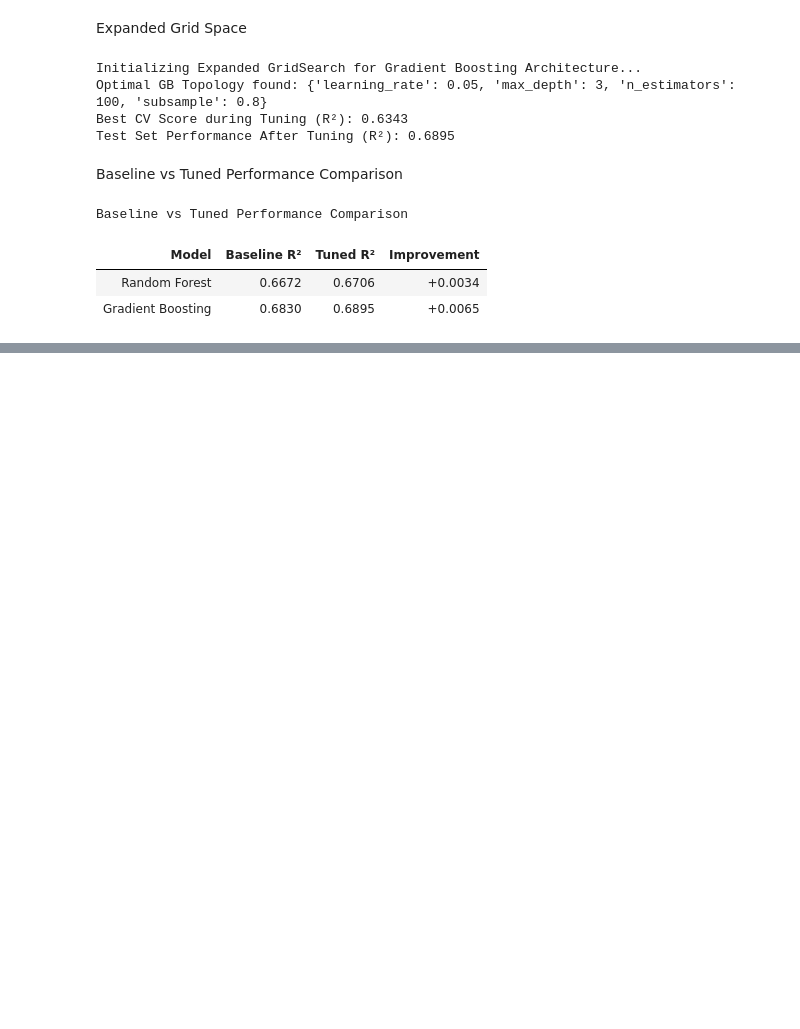
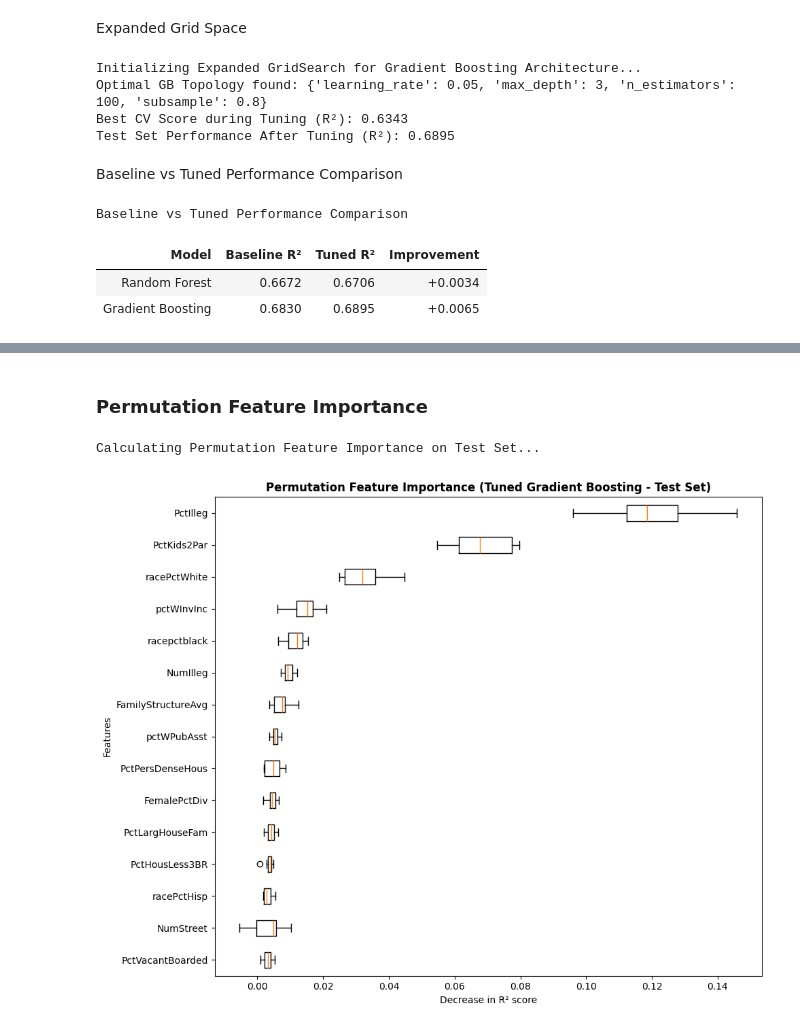
Before and after one commit to Reshma925/Vectora, a Jupyter notebook: Regression Track A/Regression.ipynb, the cells around one changed output, grey strips where cells are left out. Saved outputs shown, nothing was run; the diff lists cells and outputs as text; code cells hidden in the pictures; blank space fills up the shorter version.

```diff
--- a/Regression Track A/Regression.ipynb
+++ b/Regression Track A/Regression.ipynb
@@ -717,0 +759,17 @@ Baseline vs Tuned Performance Comparison
+# %% [markdown]
+### Permutation Feature Importance
+# %%
+print("Calculating Permutation Feature Importance on Test Set...")
+result = permutation_importance(best_model, X_test, y_test, n_repeats=10, random_state=42, n_jobs=-1)
+sorted_idx = result.importances_mean.argsort()[-15:] # Top 15
+
+fig, ax = plt.subplots(figsize=(10, 8))
+ax.boxplot(result.importances[sorted_idx].T, vert=False, labels=X_test.columns[sorted_idx])
+ax.set_title("Permutation Feature Importance (Tuned Gradient Boosting - Test Set)", fontweight='bold')
+ax.set_xlabel("Decrease in R² score")
+ax.set_ylabel("Features")
+fig.tight_layout()
+plt.show()
+# %% [output]
+Calculating Permutation Feature Importance on Test Set...
+[figure, added]
```
Also changed, not shown: parts of 4 cells of this notebook.
